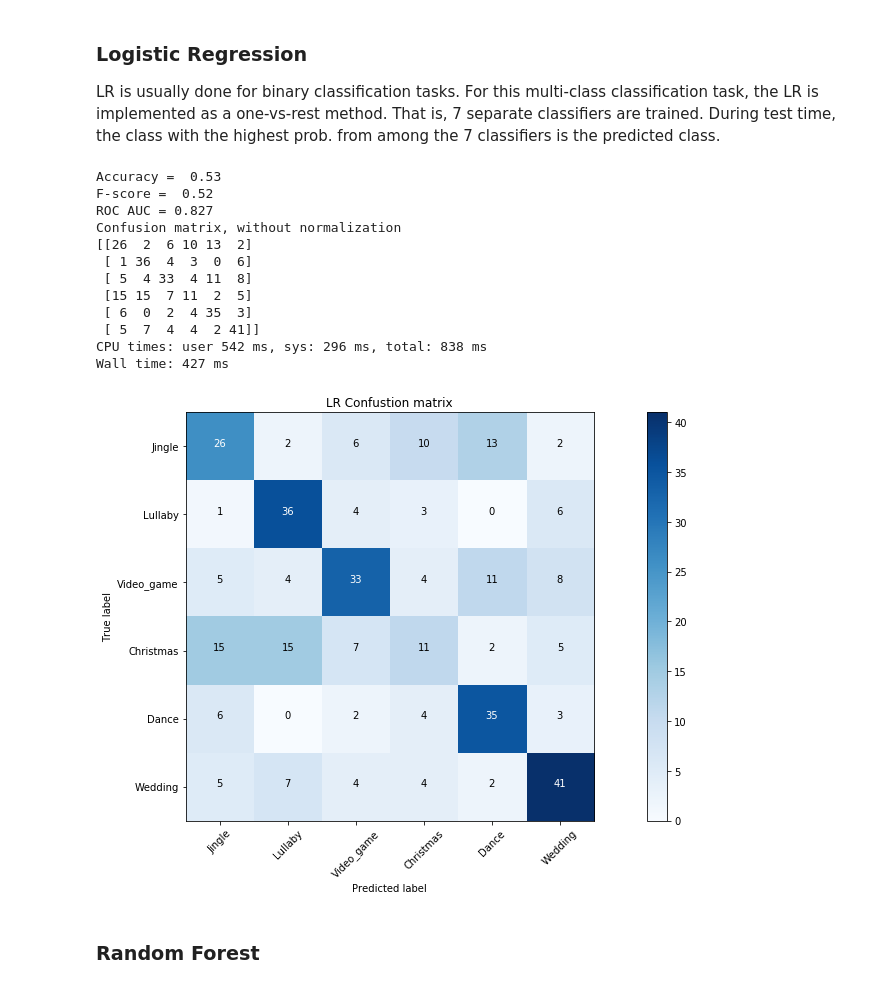
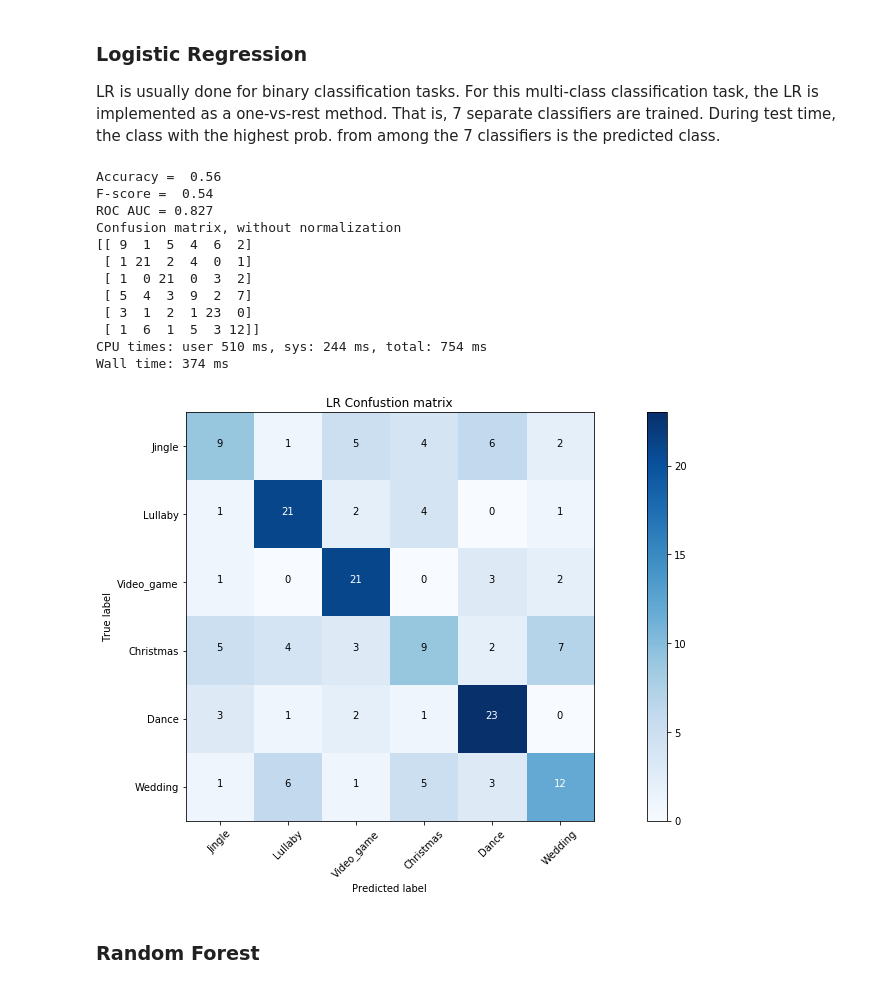
Before and after one commit to jonasgerne/audioset-role, a Jupyter notebook: 4.3_feature_based_classification.ipynb, the cells around one changed output. Drawn from its saved outputs; the diff is of its cells as text; code cells hidden in the pictures.

```diff
--- a/4.3_feature_based_classification.ipynb
+++ b/4.3_feature_based_classification.ipynb
@@ -22,7 +22,7 @@ from itertools import cycle
 # matplotlib.rcParams.update({'font.size': 14})
 %matplotlib inline
 # %%
-df = pd.read_csv('extracted_features/df_features_cutted_classes_mfcc7.csv')
+df = pd.read_csv('extracted_features/df_features_cutted_classes_mfcc7_cutted features.csv')
 print(df.shape)
 df.head()
 # %% [output]
@@ -75,5 +62,25 @@ x_val, x_test, y_val, y_test = train_test_split(x_test, y_test,
+# %%
+# Train-test split of files # Same split as used for VGG model, so test file names are imported
+with open('pred_probas/vgg_testset_filenames.txt', 'r') as f:
+    test_files = f.readlines()
+
+test_files = [t.strip() for t in test_files]
+
+indices = []
+for t in test_files:
+    indices.append(df[df.file_name==t].index[0])
+
+df_test = df.iloc[indices,:]
+df.drop(labels=indices, inplace=True)
+
+cl_weight = dict(pd.Series(df['label']).value_counts(normalize=True))
+
+x_train = df[df.columns[1:-1]]
+x_test = df_test[df.columns[1:-1]]
+y_train = df['label']
+y_test = df_test['label']
 # %%
-experiment_path = 'mfcc_7/'
+experiment_path = 'other/'
 def plot_confusion_matrix(cm, classes,
                           normalize=False,
                           title='Confusion matrix',
@@ -132,35 +139,29 @@ LR is usually done for binary classification tasks. For this multi-class classif
 # %%
 %%time
 # Train
 lr_classifier = LogisticRegression(penalty='l2')
 lr_classifier.fit(x_train, y_train)
 
-# Prediction for validation set
-pred_probs = lr_classifier.predict_proba(x_val)
-display_results(y_val, pred_probs, cm_title='LR Confustion matrix')
-# Save
-with open('pred_probas/lr_classifier_val.pkl', 'wb') as f:
-    pickle.dump(pred_probs, f)
-
-# Prediction for test set
-pred_probs_LR = lr_classifier.predict_proba(x_test)
+# Prediction
+pred_probs = lr_classifier.predict_proba(x_test)
+display_results(y_test, pred_probs, cm_title='LR Confustion matrix')
 # Save
 with open('pred_probas/lr_classifier_test.pkl', 'wb') as f:
     pickle.dump(pred_probs_LR, f)
 # %% [output]
-Accuracy =  0.53
-F-score =  0.52
+Accuracy =  0.56
+F-score =  0.54
 ROC AUC = 0.827
 Confusion matrix, without normalization
-[[26  2  6 10 13  2]
- [ 1 36  4  3  0  6]
- [ 5  4 33  4 11  8]
- [15 15  7 11  2  5]
- [ 6  0  2  4 35  3]
- [ 5  7  4  4  2 41]]
-CPU times: user 542 ms, sys: 296 ms, total: 838 ms
-Wall time: 427 ms
+[[ 9  1  5  4  6  2]
+ [ 1 21  2  4  0  1]
+ [ 1  0 21  0  3  2]
+ [ 5  4  3  9  2  7]
+ [ 3  1  2  1 23  0]
+ [ 1  6  1  5  3 12]]
+CPU times: user 510 ms, sys: 244 ms, total: 754 ms
+Wall time: 374 ms
-[figure, old version]
+[figure, new version]
 # %% [markdown]
 ### Random Forest
 # %%
```
Also changed, not shown: parts of 9 cells of this notebook, 29 other files.
